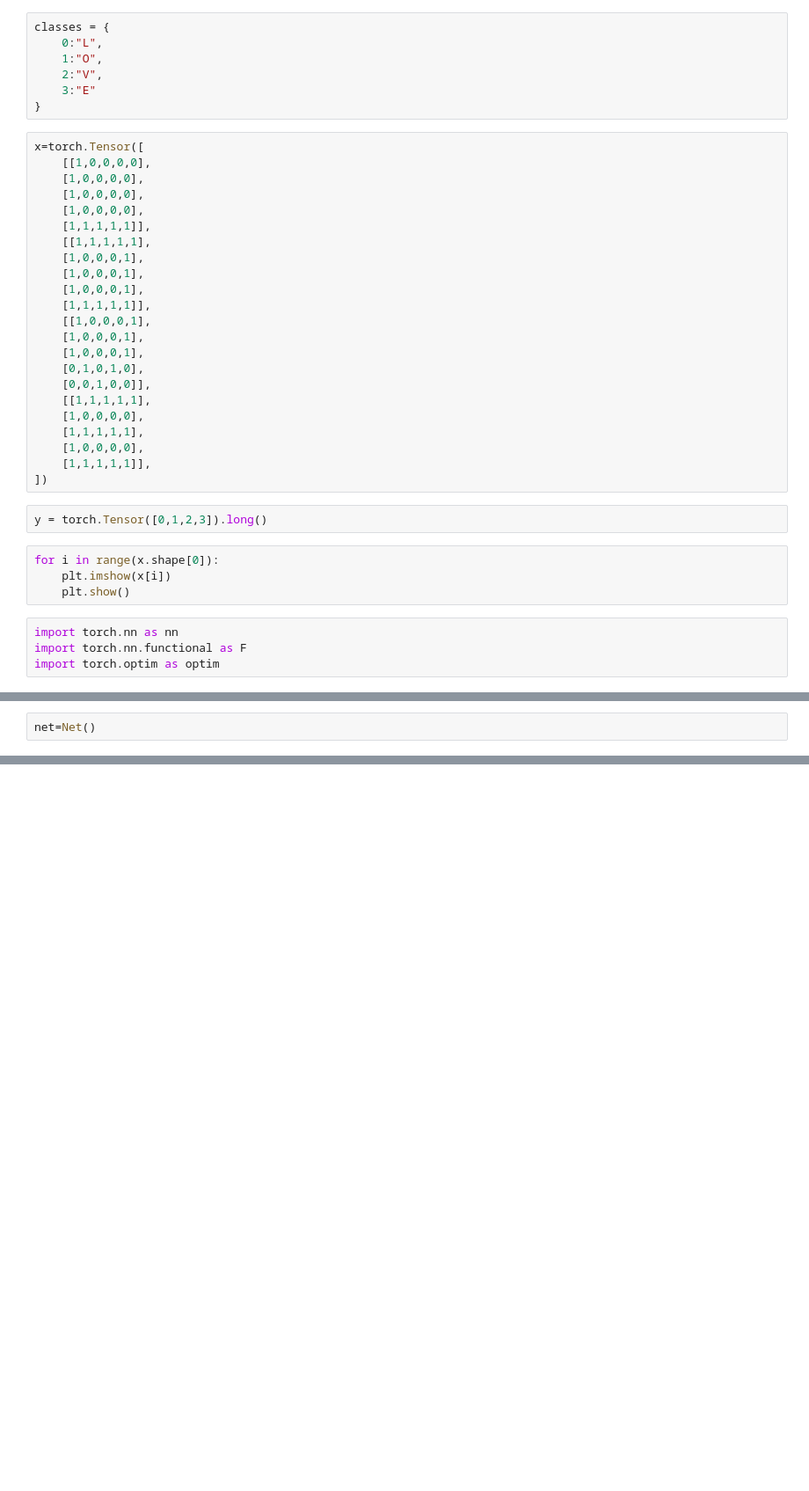
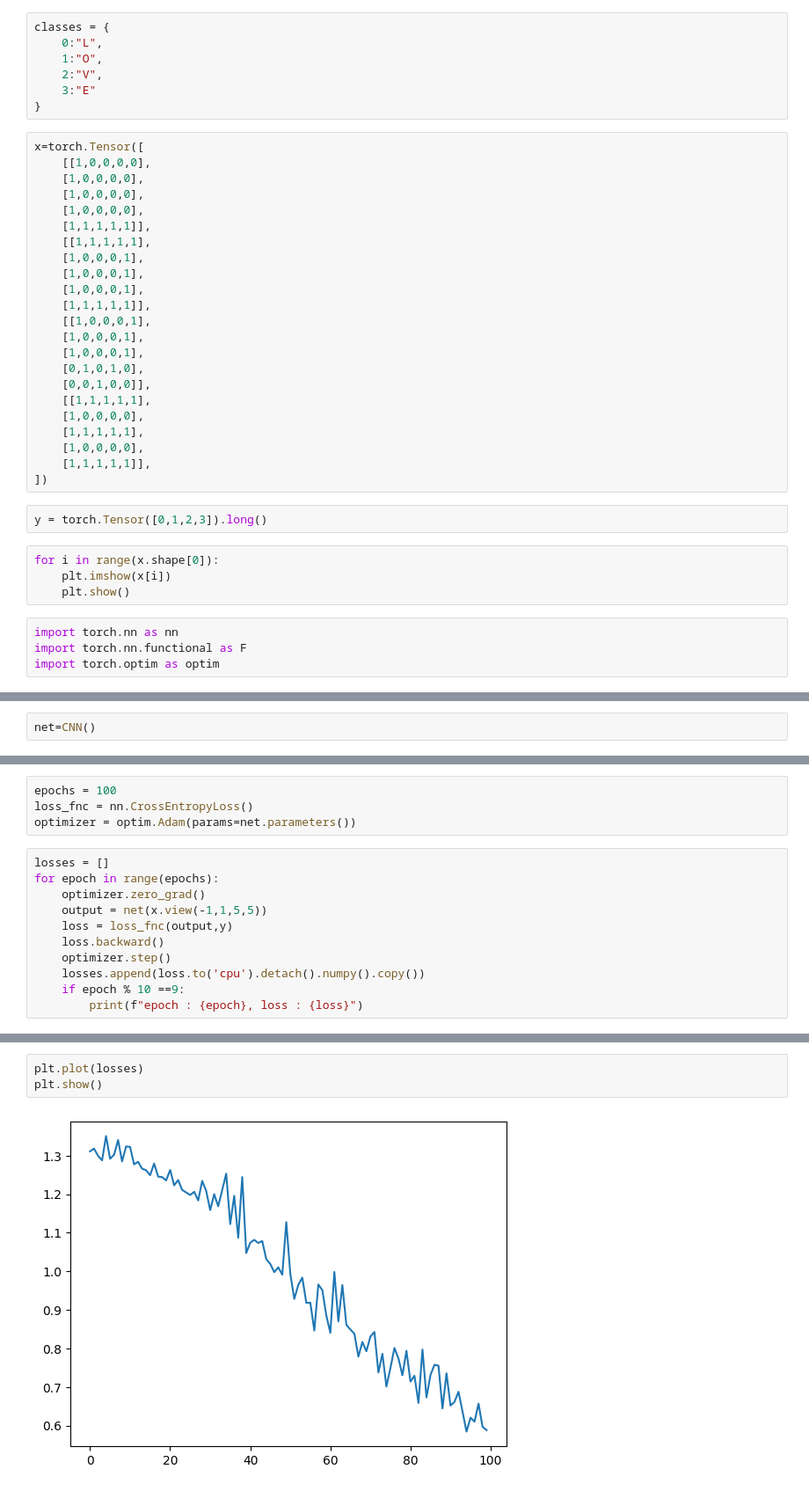
Before and after one commit to niikun/DLentry, a Jupyter notebook: love_cnn.ipynb, the cells around one changed output, grey strips where cells are left out. Shown at 88% size. Drawn from its saved outputs; the diff is of its cells as text; blank space fills up the shorter version.

```diff
--- a/love_cnn.ipynb
+++ b/love_cnn.ipynb
@@ -71,3 +75,3 @@ class Net(nn.Module):
         return x
 # %%
-net=Net()
+net=CNN()
@@ -77,0 +82,15 @@ RuntimeError: Given groups=1, weight of size [16, 1, 3, 3], expected input[1, 4,
+# %%
+epochs = 100
+loss_fnc = nn.CrossEntropyLoss()
+optimizer = optim.Adam(params=net.parameters())
+# %%
+losses = []
+for epoch in range(epochs):
+    optimizer.zero_grad()
+    output = net(x.view(-1,1,5,5))
+    loss = loss_fnc(output,y)
+    loss.backward()
+    optimizer.step()
+    losses.append(loss.to('cpu').detach().numpy().copy())
+    if epoch % 10 ==9:
+        print(f"epoch : {epoch}, loss : {loss}")
@@ -77,0 +108,5 @@ RuntimeError: Given groups=1, weight of size [16, 1, 3, 3], expected input[1, 4,
+# %%
+plt.plot(losses)
+plt.show()
+# %% [output]
+[figure, added]
```
Also changed, not shown: parts of 4 cells of this notebook.
